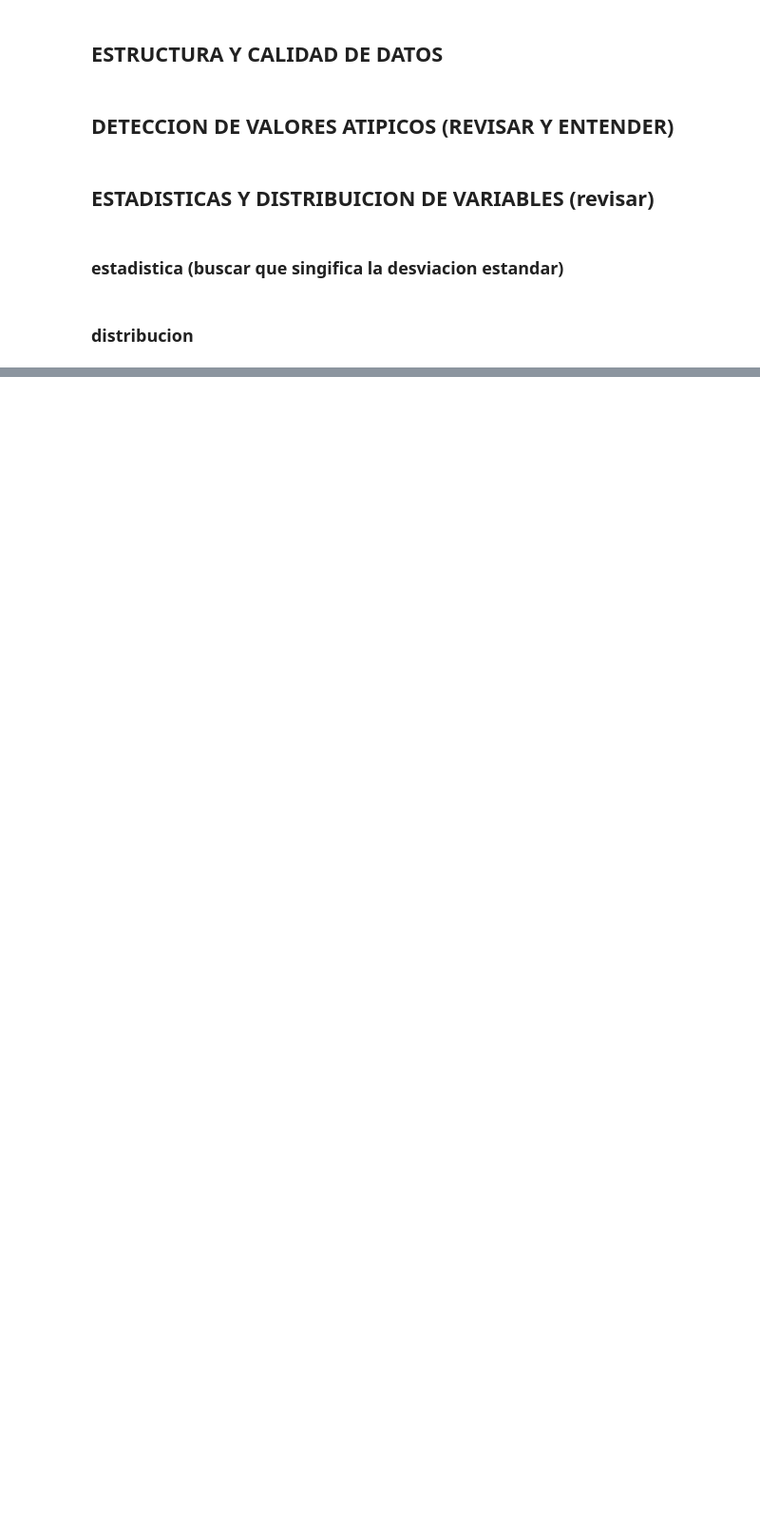
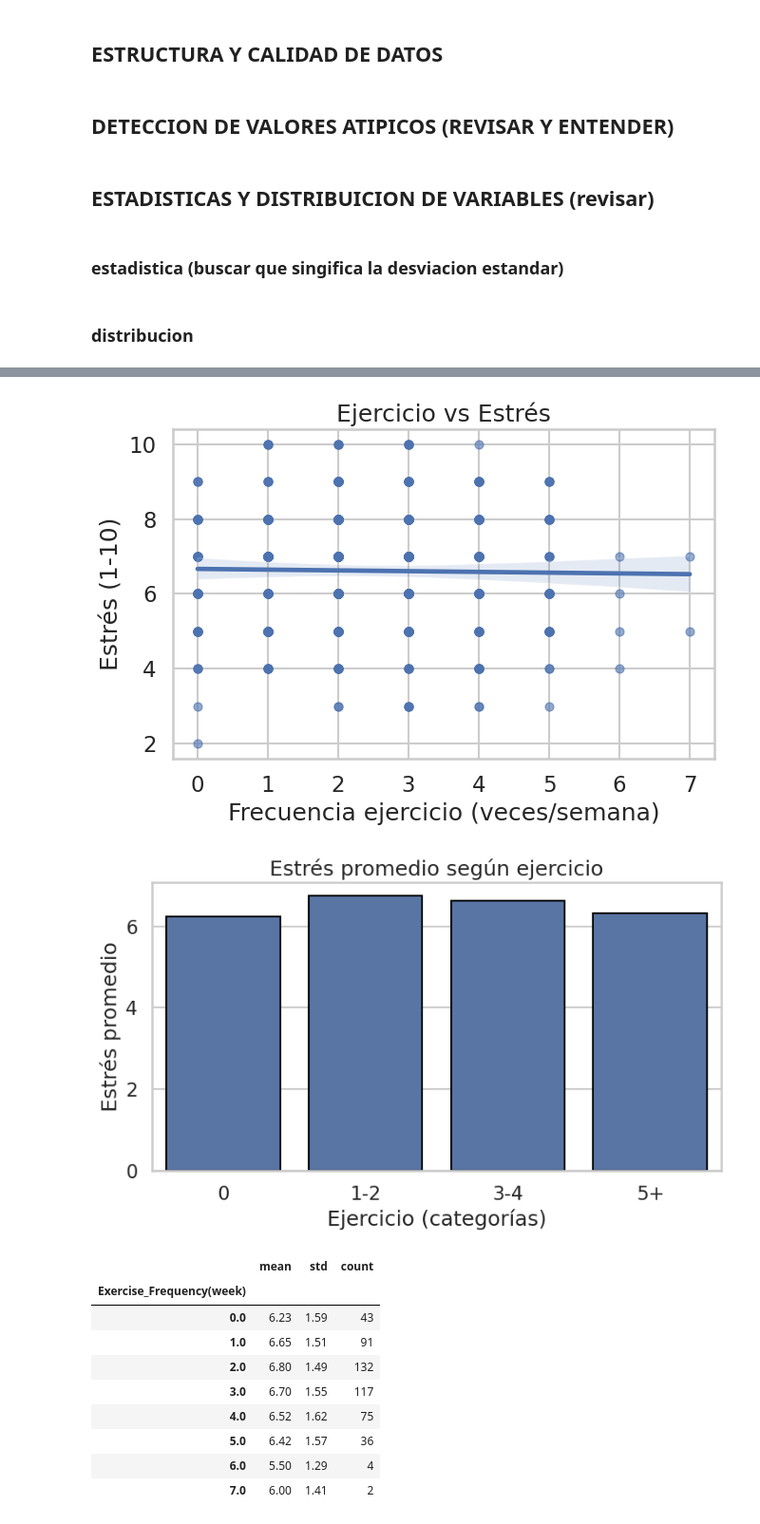
Before and after one commit to Neyder2502/salud-mental-analisis-datos, a Jupyter notebook: notebooks/Julio.ipynb, the cells around one changed output, grey strips where cells are left out. Shown at 95% size. Drawn from its saved outputs; the diff is of its cells as text; code cells hidden in the pictures; blank space fills up the shorter version.

```diff
--- a/notebooks/Julio.ipynb
+++ b/notebooks/Julio.ipynb
@@ -88,0 +186,54 @@ df['Happiness_Index(1-10)'].value_counts()
+# %%
+# === RELACIÓN 3: Ejercicio vs Estrés ===
+
+# Scatter + reg
+plt.figure(figsize=(7,5))
+sns.regplot(data=df, x="Exercise_Frequency(week)", y="Stress_Level(1-10)",
+            scatter_kws={"alpha":0.6, "s":40})
+plt.title("Ejercicio vs Estrés")
+plt.xlabel("Frecuencia ejercicio (veces/semana)")
+plt.ylabel("Estrés (1-10)")
+plt.tight_layout()
+plt.savefig("imgs/exercise_vs_stress_scatter.png", dpi=300)
+plt.show()
+
+# Categorías
+bins_ex = [-1, 0, 2, 4, 10]
+labels_ex = ["0", "1-2", "3-4", "5+"]
+df["Cat_Exercise"] = pd.cut(df["Exercise_Frequency(week)"], bins=bins_ex, labels=labels_ex)
+
+# Barras
+estres_ejercicio = df.groupby("Cat_Exercise")["Stress_Level(1-10)"].mean()
+
+plt.figure(figsize=(8,5))
+sns.barplot(x=estres_ejercicio.index, y=estres_ejercicio.values, edgecolor="black")
+plt.title("Estrés promedio según ejercicio")
+plt.xlabel("Ejercicio (categorías)")
+plt.ylabel("Estrés promedio")
+plt.tight_layout()
+plt.savefig("imgs/exercise_vs_stress_bar.png", dpi=300)
+plt.show()
+
+# Tabla resumen
+display(df.groupby("Exercise_Frequency(week)")["Stress_Level(1-10)"].agg(["mean","std","count"]).round(2))
+
+# Correlación
+valid3 = df[["Exercise_Frequency(week)","Stress_Level(1-10)"]].dropna()
+corr3, p3 = pearsonr(valid3.iloc[:,0], valid3.iloc[:,1])
+
+print("\n--- Correlación Ejercicio vs Estrés ---")
+print(f"Coeficiente de Pearson: {corr3:.3f}")
+print(f"P-value: {p3:.4g}")
+# %% [output]
+[figure, added]
+[figure, added]
+|  | mean | std | count |
+| Exercise_Frequency(week) |  |  |  |
+| 0.0 | 6.23 | 1.59 | 43 |
+| 1.0 | 6.65 | 1.51 | 91 |
+| 2.0 | 6.80 | 1.49 | 132 |
+| 3.0 | 6.70 | 1.55 | 117 |
+| 4.0 | 6.52 | 1.62 | 75 |
+| 5.0 | 6.42 | 1.57 | 36 |
+| 6.0 | 5.50 | 1.29 | 4 |
+| 7.0 | 6.00 | 1.41 | 2 |
```
Also changed, not shown: parts of 7 cells of this notebook.
